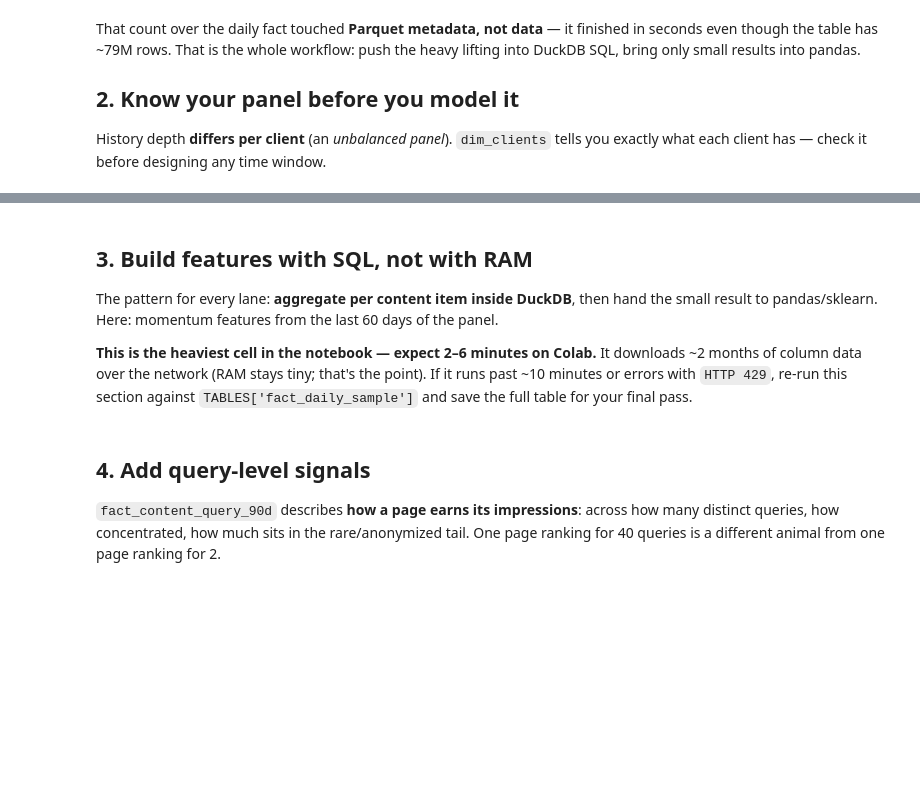
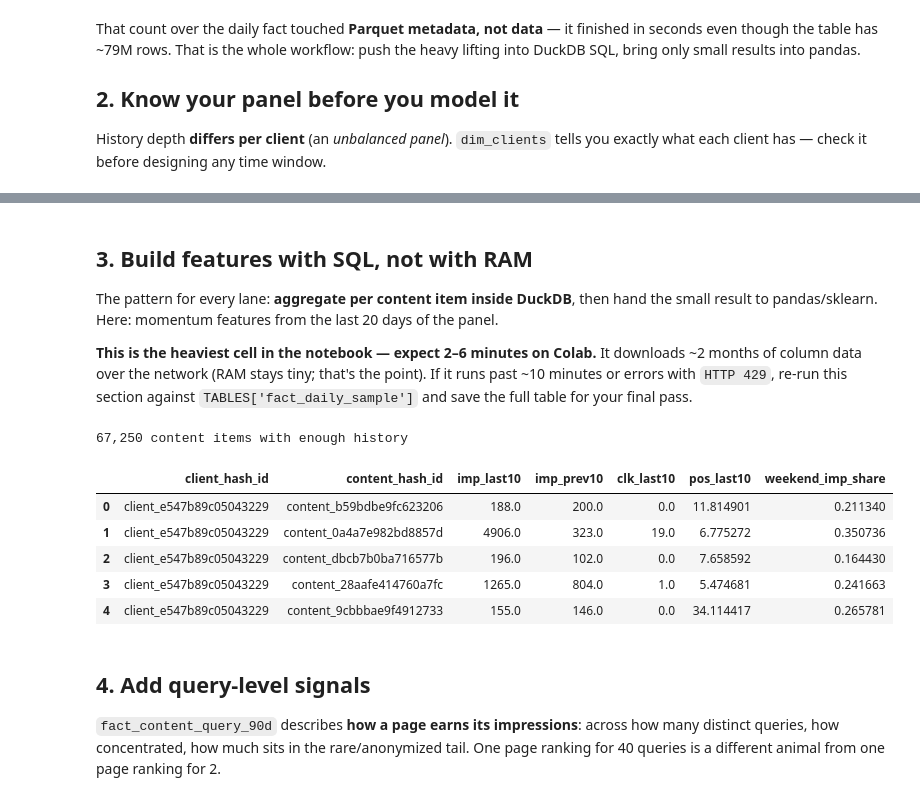
Before and after one commit to NasorHidar/fly-rank-ml-1, a Jupyter notebook: notebooks/03_working_with_the_full_release.ipynb, the cells around one changed output, grey strips where cells are left out. Cells and saved outputs as stored; diff of their text form; code cells hidden in the pictures; blank space fills up the shorter version.

```diff
--- a/notebooks/03_working_with_the_full_release.ipynb
+++ b/notebooks/03_working_with_the_full_release.ipynb
@@ -71,30 +94,45 @@ clients.head(10)
 ## 3. Build features with SQL, not with RAM
 
 The pattern for every lane: **aggregate per content item inside DuckDB**, then hand the small
-result to pandas/sklearn. Here: momentum features from the last 60 days of the panel.
+result to pandas/sklearn. Here: momentum features from the last 20 days of the panel.
 
 **This is the heaviest cell in the notebook — expect 2–6 minutes on Colab.** It downloads ~2 months of column data over the network (RAM stays tiny; that's the point). If it runs past ~10 minutes or errors with `HTTP 429`, re-run this section against `TABLES['fact_daily_sample']` and save the full table for your final pass.
 # %%
 features = con.sql(f"""
-    WITH bounds AS (
-        SELECT MAX(report_date) AS end_d FROM {TABLES['fact_daily']}
+    with bounds as (
+        select max(report_date) as end_d from 'hf://datasets/FlyRank/internship-warehouse/fact_content_daily_performance/**/*.parquet'
     ),
-    windowed AS (
-        SELECT f.client_hash_id, f.content_hash_id,
-               SUM(CASE WHEN f.report_date >  b.end_d - INTERVAL 30 DAY THEN f.gsc_impressions ELSE 0 END) AS imp_last30,
-               SUM(CASE WHEN f.report_date <= b.end_d - INTERVAL 30 DAY THEN f.gsc_impressions ELSE 0 END) AS imp_prev30,
-               SUM(CASE WHEN f.report_date >  b.end_d - INTERVAL 30 DAY THEN f.gsc_clicks ELSE 0 END)      AS clk_last30,
-               AVG(CASE WHEN f.report_date >  b.end_d - INTERVAL 30 DAY THEN f.gsc_avg_position END)       AS pos_last30
-        FROM {TABLES['fact_daily']} f, bounds b
-        WHERE f.report_date > b.end_d - INTERVAL 60 DAY
-        GROUP BY 1, 2
-        HAVING imp_prev30 >= 100
+    windowed as (
+        select f.client_hash_id, f.content_hash_id,
+            -- 10-day window metrics
+            SUM(CASE WHEN f.report_date >= b.end_d - INTERVAL 10 DAY THEN f.gsc_impressions ELSE 0 END) as imp_last10,
+            SUM(CASE WHEN f.report_date >= b.end_d - INTERVAL 20 DAY AND f.report_date < b.end_d - INTERVAL 10 DAY THEN f.gsc_impressions ELSE 0 END) as imp_prev10,
+            SUM(CASE WHEN f.report_date >= b.end_d - INTERVAL 10 DAY THEN f.gsc_clicks ELSE 0 END) as clk_last10,
+            AVG(CASE WHEN f.report_date >= b.end_d - INTERVAL 10 DAY THEN f.gsc_avg_position END) as pos_last10,
+
+            -- NEW FEATURE: Weekend Share (percentage of impressions on Saturday/Sunday)
+            SUM(CASE WHEN EXTRACT(ISODOW FROM f.report_date) IN (6, 7) THEN f.gsc_impressions ELSE 0 END) / NULLIF(SUM(f.gsc_impressions), 0) AS weekend_imp_share
+
+        from 'hf://datasets/FlyRank/internship-warehouse/fact_content_daily_performance/**/*.parquet' f, bounds b
+        where f.report_date >= b.end_d - INTERVAL 20 DAY
+        group by 1, 2
+
+        -- Adjusted threshold for a 10-day window
+        HAVING imp_prev10 > 100
     )
-    SELECT * FROM windowed
+    select * from windowed
 """).df()
 
-print(f'{len(features):,} content items with enough history')
+print(f"{len(features):,} content items with enough history")
 features.head()
+# %% [output]
+67,250 content items with enough history
+|  | client_hash_id | content_hash_id | imp_last10 | imp_prev10 | clk_last10 | pos_last10 | weekend_imp_share |
+| 0 | client_e547b89c05043229 | content_b59bdbe9fc623206 | 188.0 | 200.0 | 0.0 | 11.814901 | 0.211340 |
+| 1 | client_e547b89c05043229 | content_0a4a7e982bd8857d | 4906.0 | 323.0 | 19.0 | 6.775272 | 0.350736 |
+| 2 | client_e547b89c05043229 | content_dbcb7b0ba716577b | 196.0 | 102.0 | 0.0 | 7.658592 | 0.164430 |
+| 3 | client_e547b89c05043229 | content_28aafe414760a7fc | 1265.0 | 804.0 | 1.0 | 5.474681 | 0.241663 |
+| 4 | client_e547b89c05043229 | content_9cbbbae9f4912733 | 155.0 | 146.0 | 0.0 | 34.114417 | 0.265781 |
 # %% [markdown]
 ## 4. Add query-level signals
 
```
Also changed, not shown: parts of 8 cells of this notebook.
